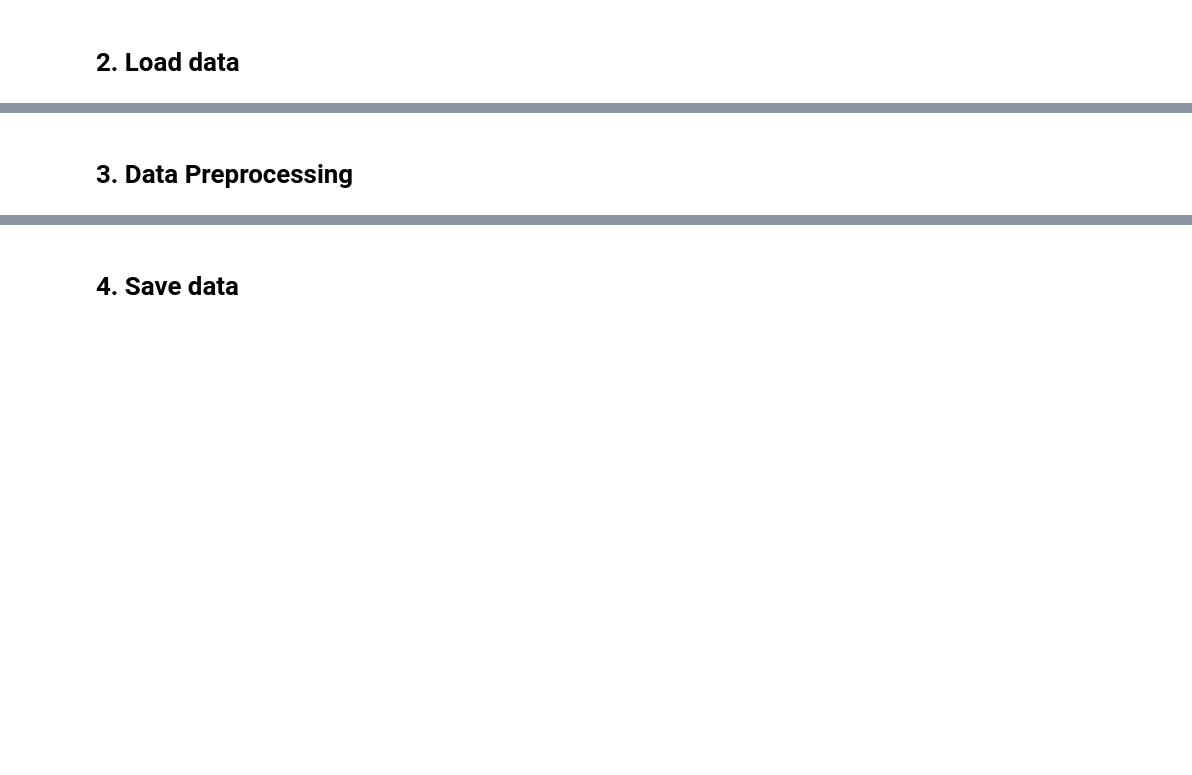
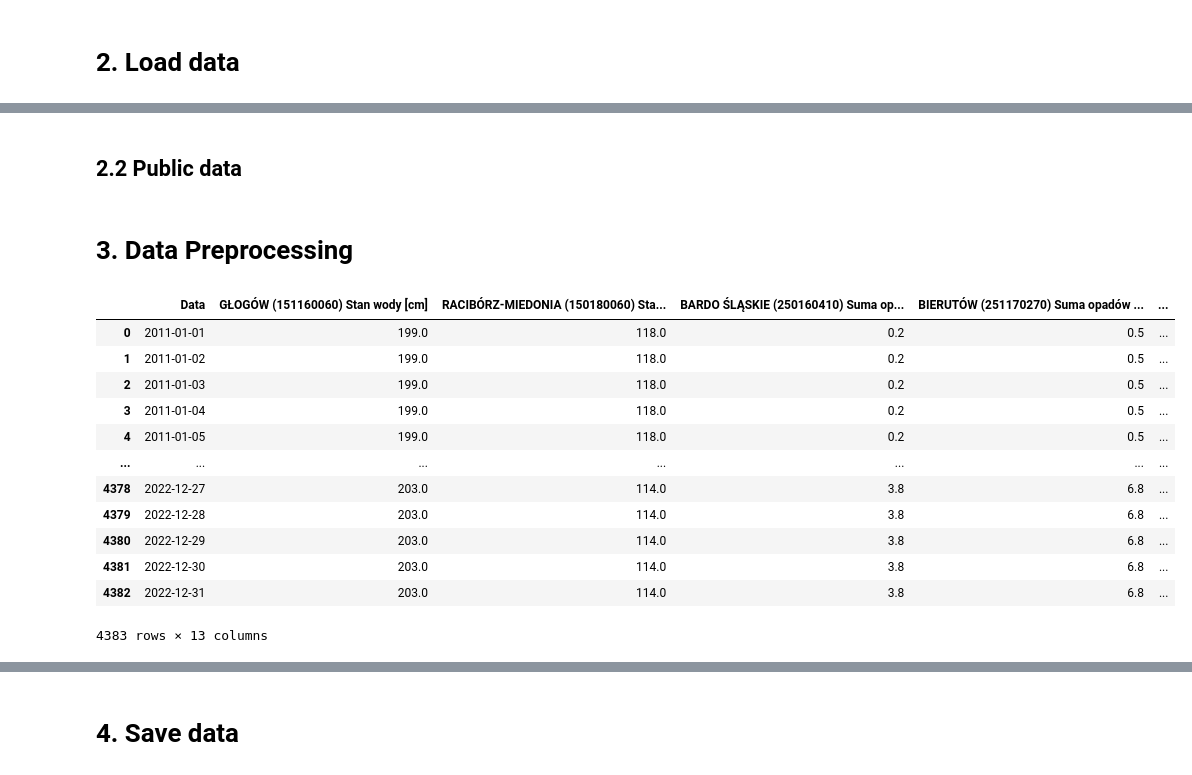
Before and after one commit to it4datascience/CuValley-Batmaja, a Jupyter notebook: src/data_prep.ipynb, the cells around one changed output, grey strips where cells are left out. Drawn from its saved outputs; the diff is of its cells as text; code cells hidden in the pictures; blank space fills up the shorter version.

```diff
--- a/src/data_prep.ipynb
+++ b/src/data_prep.ipynb
@@ -9,0 +52,17 @@ dataset
+# %%
+hydro = pd.read_excel('../data/hydro - sample.xlsx', sheet_name='hydro', header=[1, 2])
+
+# taking only Date and level of water
+hydro = hydro.loc[:, hydro.columns.get_level_values(1).isin(['Data', 'Stan wody [cm]'])]
+
+hydro.columns = ['Data'] + [f'{col_name} Stan wody [cm]' for col_name in hydro.columns.get_level_values(0)][1:]
+
+# set the column type for column with date
+hydro['Data'] = pd.to_datetime(hydro['Data'], format='%Y-%m-%d')
+
+################# Add new dates for modeling purposes | To change when will be new datasets
+hydro = hydro.set_index('Data').reindex(dates_idx).reset_index().rename({'index': 'Data'}, axis=1)
+hydro = hydro.bfill().ffill()
+###############################################################################################
+
+hydro
@@ -9,0 +83,2 @@ dataset
+# %% [markdown]
+## 2.2 Public data
@@ -10,5 +87,19 @@ dataset
 # %% [markdown]
 # 3. Data Preprocessing
 # %%
-prepared_dataset = dataset.copy()
+prepared_dataset = pd.merge(hydro, meteo, how='left', on=['Data'])
 prepared_dataset
+# %% [output]
+|  | Data | GŁOGÓW (151160060) Stan wody [cm] | RACIBÓRZ-MIEDONIA (150180060) Sta... | BARDO ŚLĄSKIE (250160410) Suma op... | BIERUTÓW (251170270) Suma opadów ... | ... |
+| 0 | 2011-01-01 | 199.0 | 118.0 | 0.2 | 0.5 | ... |
+| 1 | 2011-01-02 | 199.0 | 118.0 | 0.2 | 0.5 | ... |
+| 2 | 2011-01-03 | 199.0 | 118.0 | 0.2 | 0.5 | ... |
+| 3 | 2011-01-04 | 199.0 | 118.0 | 0.2 | 0.5 | ... |
+| 4 | 2011-01-05 | 199.0 | 118.0 | 0.2 | 0.5 | ... |
+| ... | ... | ... | ... | ... | ... | ... |
+| 4378 | 2022-12-27 | 203.0 | 114.0 | 3.8 | 6.8 | ... |
+| 4379 | 2022-12-28 | 203.0 | 114.0 | 3.8 | 6.8 | ... |
+| 4380 | 2022-12-29 | 203.0 | 114.0 | 3.8 | 6.8 | ... |
+| 4381 | 2022-12-30 | 203.0 | 114.0 | 3.8 | 6.8 | ... |
+| 4382 | 2022-12-31 | 203.0 | 114.0 | 3.8 | 6.8 | ... |
+4383 rows × 13 columns
```
Also changed, not shown: parts of 6 cells of this notebook, 10 other files.
